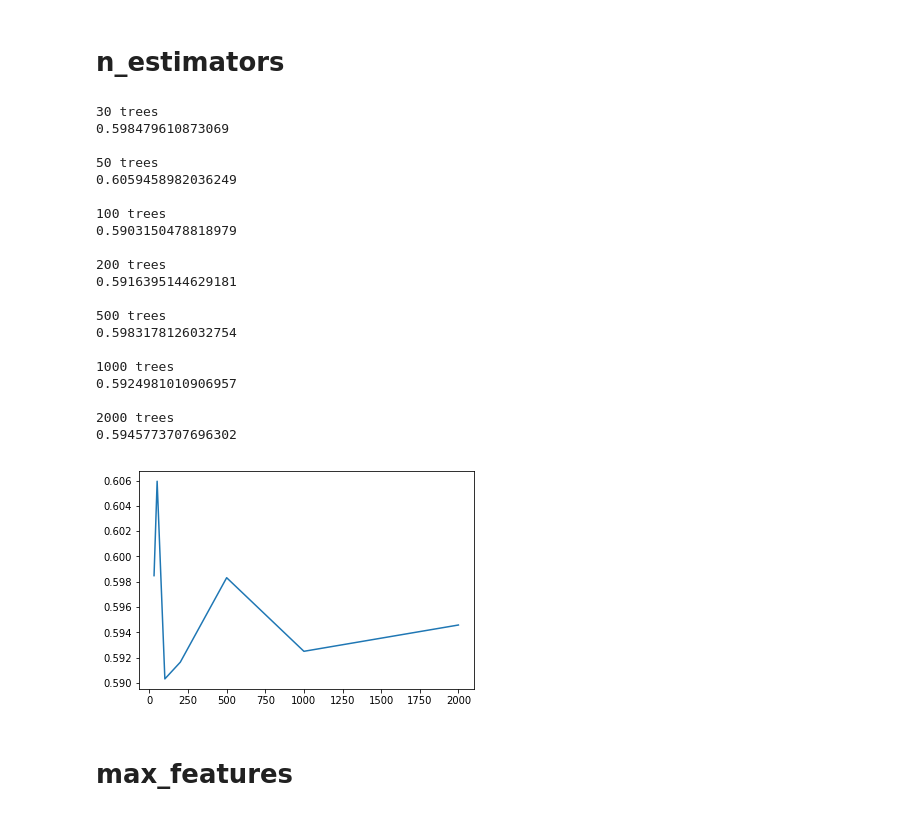
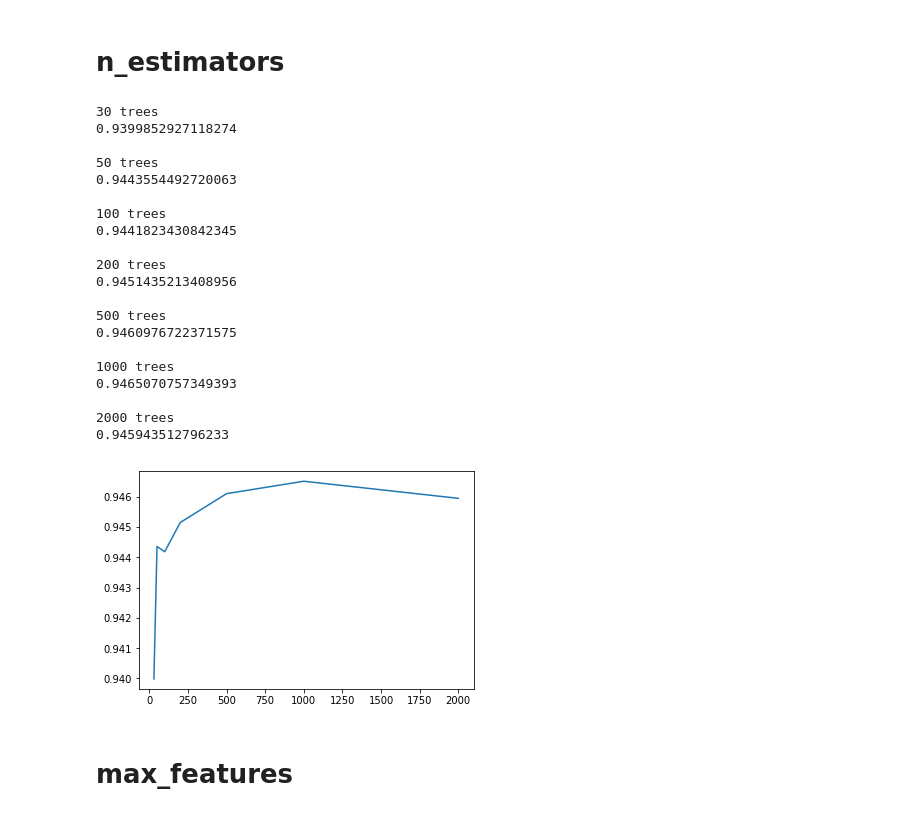
Before and after one commit to jorgemauricio/random_forest_on_nitrogen, a Jupyter notebook: random_forest_optimized.ipynb, the cells around one changed output. Saved outputs shown, nothing was run; the diff lists cells and outputs as text; code cells hidden in the pictures.

```diff
--- a/random_forest_optimized.ipynb
+++ b/random_forest_optimized.ipynb
@@ -229,40 +234,40 @@ model.fit(X,y)
 # %%
 results = []
 n_estimator_options = [30, 50, 100, 200, 500, 1000, 2000]
 
 for trees in n_estimator_options:
     model = RandomForestRegressor(trees, oob_score=True, n_jobs=-1, random_state=0)
     model.fit(X, y)
     print (trees, "trees")
     # roc = roc_auc_score(y, model.oob_prediction_)
     # print ("C-stat: ", roc)
-    print (model.oob_score_)
-    results.append(model.oob_score_)
+    print (model.score(X,y))
+    results.append(model.score(X,y))
     print ("")
 
 pd.Series(results, n_estimator_options).plot();
 # %% [output]
 30 trees
-0.598479610873069
+0.9399852927118274
 
 50 trees
-0.6059458982036249
+0.9443554492720063
 
 100 trees
-0.5903150478818979
+0.9441823430842345
 
 200 trees
-0.5916395144629181
+0.9451435213408956
 
 500 trees
-0.5983178126032754
+0.9460976722371575
 
 1000 trees
-0.5924981010906957
+0.9465070757349393
 
 2000 trees
-0.5945773707696302
+0.945943512796233
-[figure, old version]
+[figure, new version]
 # %% [markdown]
 # max_features
 # %%
```
Also changed, not shown: parts of 10 cells of this notebook.
